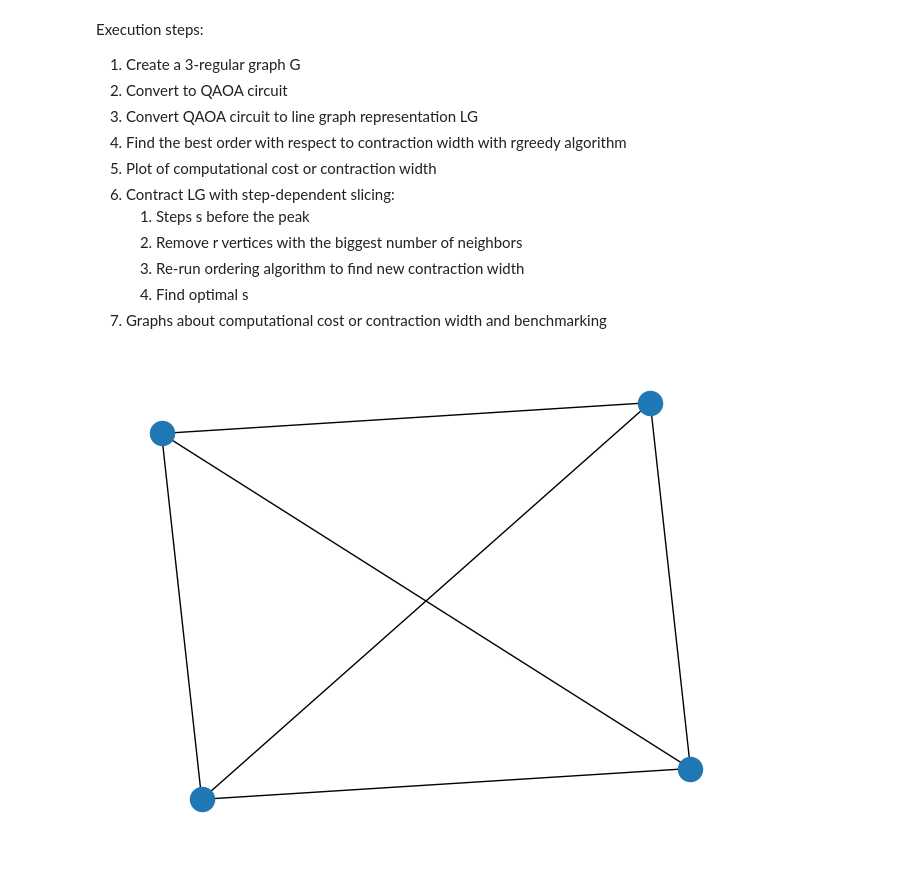
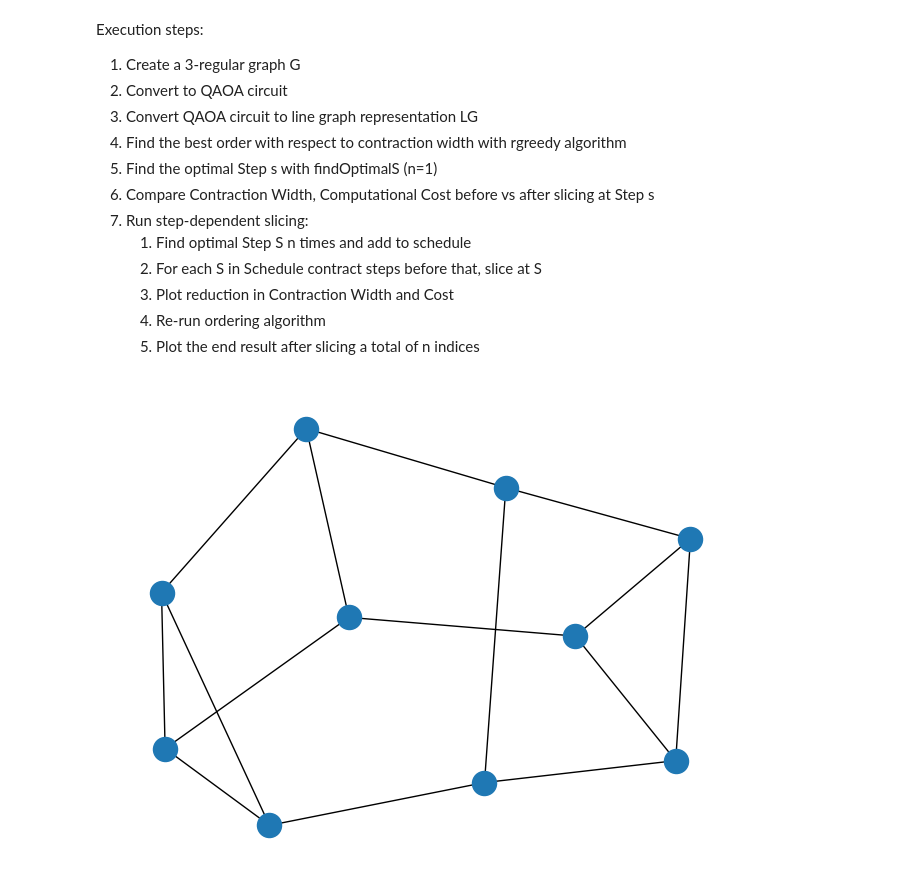
Before and after one commit to richardm1234/stepDependentSlicing_AQC, a Jupyter notebook: demo.ipynb, the cells around one changed output. Saved outputs shown, nothing was run; the diff lists cells and outputs as text; code cells hidden in the pictures.

Commit message:
execution steps in demo

```diff
--- a/demo.ipynb
+++ b/demo.ipynb
@@ -4,13 +4,14 @@ Execution steps:
 2. Convert to QAOA circuit
 3. Convert QAOA circuit to line graph representation LG
 4. Find the best order with respect to contraction width with rgreedy algorithm
-5. Plot of computational cost or contraction width
-5. Contract LG with step-dependent slicing:
-    1. Steps s before the peak
-    2. Remove r vertices with the biggest number of neighbors
-    3. Re-run ordering algorithm to find new contraction width
-    4. Find optimal s
-6. Graphs about computational cost or contraction width and benchmarking
+5. Find the optimal Step s with findOptimalS (n=1)
+6. Compare Contraction Width, Computational Cost before vs after slicing at Step s
+7. Run step-dependent slicing:
+    1. Find optimal Step S n times and add to schedule
+    2. For each S in Schedule contract steps before that, slice at S
+    3. Plot reduction in Contraction Width and Cost
+    3. Re-run ordering algorithm
+    4. Plot the end result after slicing a total of n indices
 # %%
 from graph import *
 from plots import *
@@ -18,10 +19,10 @@ from ordering import *
 from conversion import *
 import networkx as nx
 # %%
-G = createGraph(4)
+G = createGraph(10)
 nx.draw(G)
 # %% [output]
-[figure, old version]
+[figure, new version]
 # %%
 circuit = createCircuit(G)
 print(f"Number of gates: {len(circuit.data)}")
```
Also changed, not shown: parts of 6 cells of this notebook.
